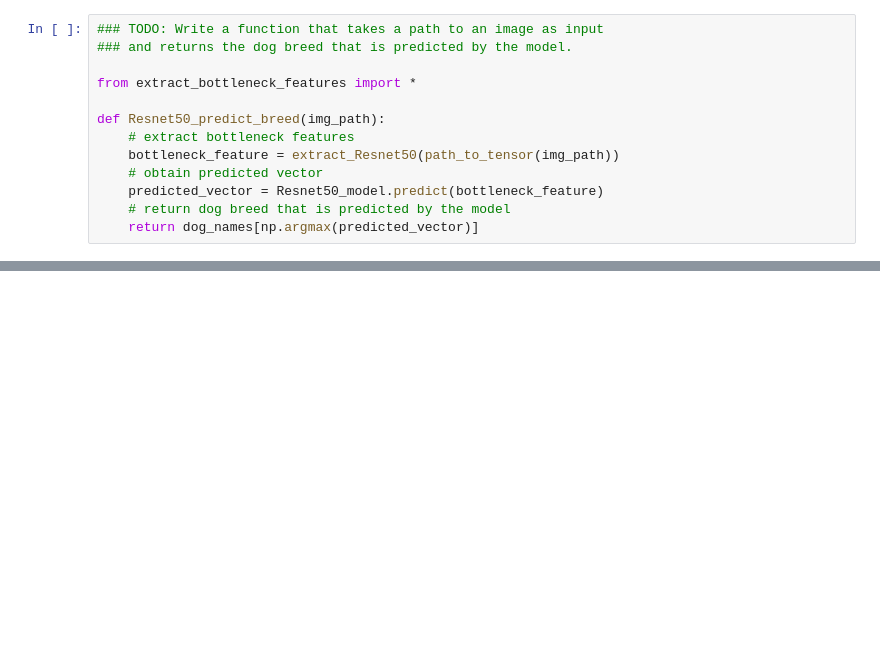
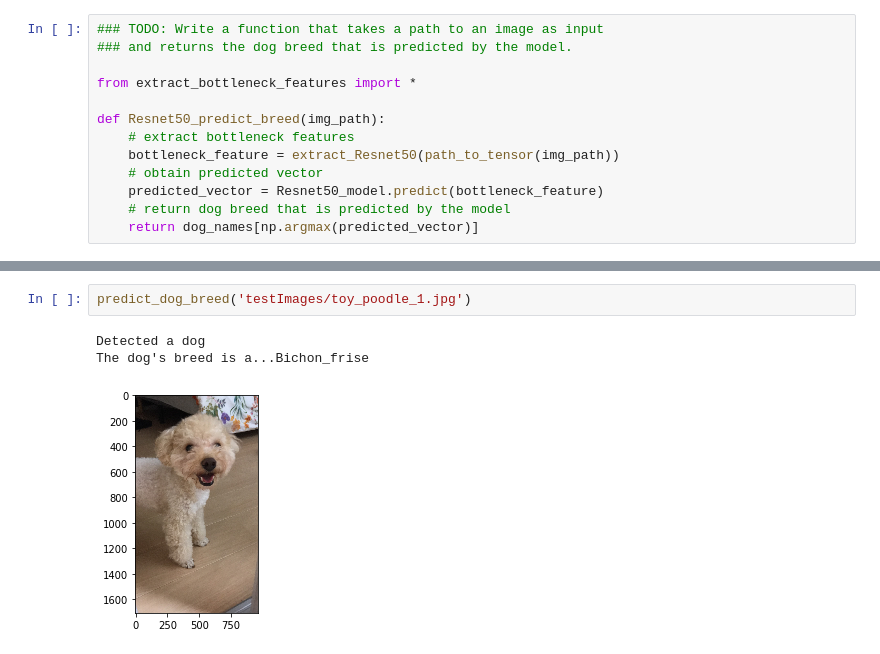
Before and after one commit to takp/machine-learning-nanodegree, a Jupyter notebook: dog-project/dog_app.ipynb, the cells around one changed output, grey strips where cells are left out. Saved outputs shown, nothing was run; the diff lists cells and outputs as text; blank space fills up the shorter version.

```diff
--- a/dog-project/dog_app.ipynb
+++ b/dog-project/dog_app.ipynb
@@ -779,0 +824,6 @@ __Answer:__
+# %%
+predict_dog_breed('testImages/toy_poodle_1.jpg')
+# %% [output]
+Detected a dog
+The dog's breed is a...Bichon_frise
+[figure, added]
```
Also changed, not shown: parts of 15 cells of this notebook, 6 other files.
